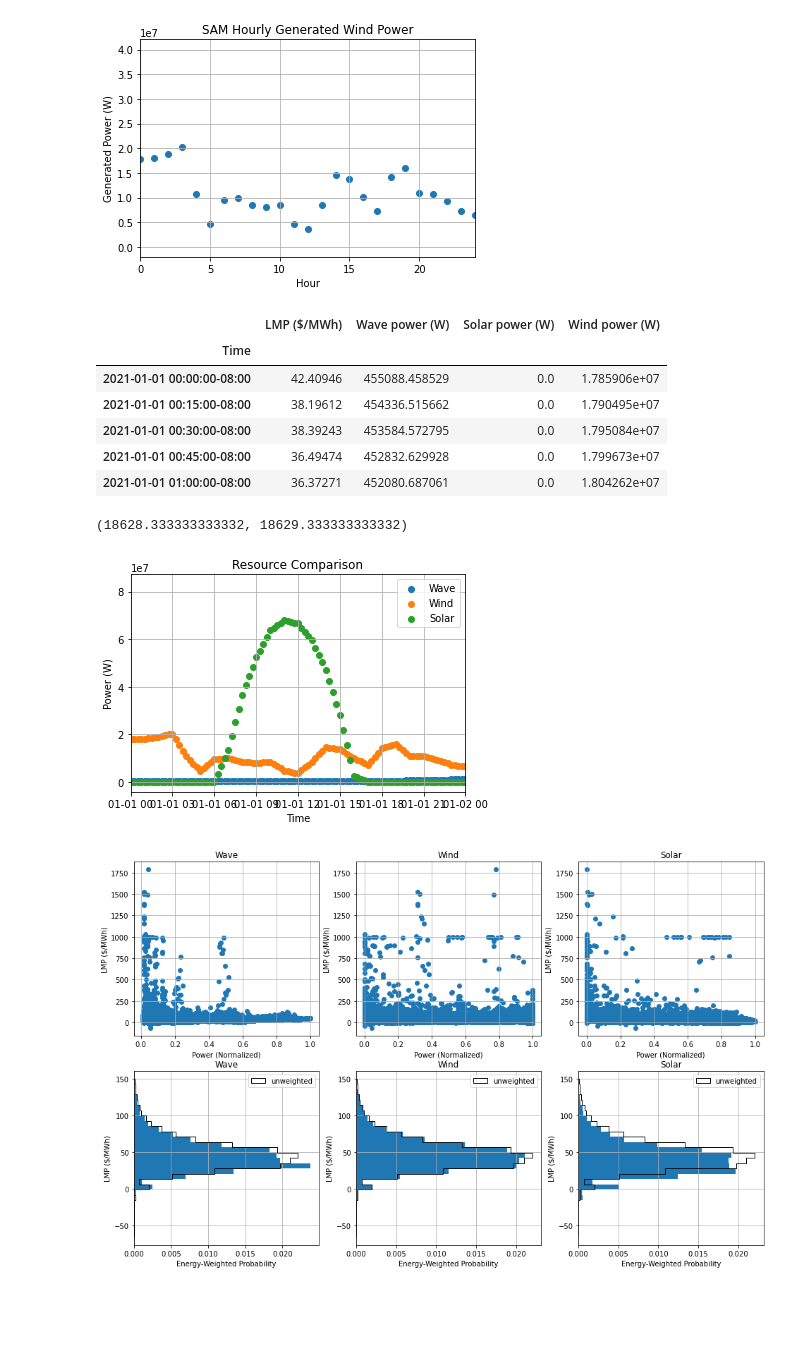
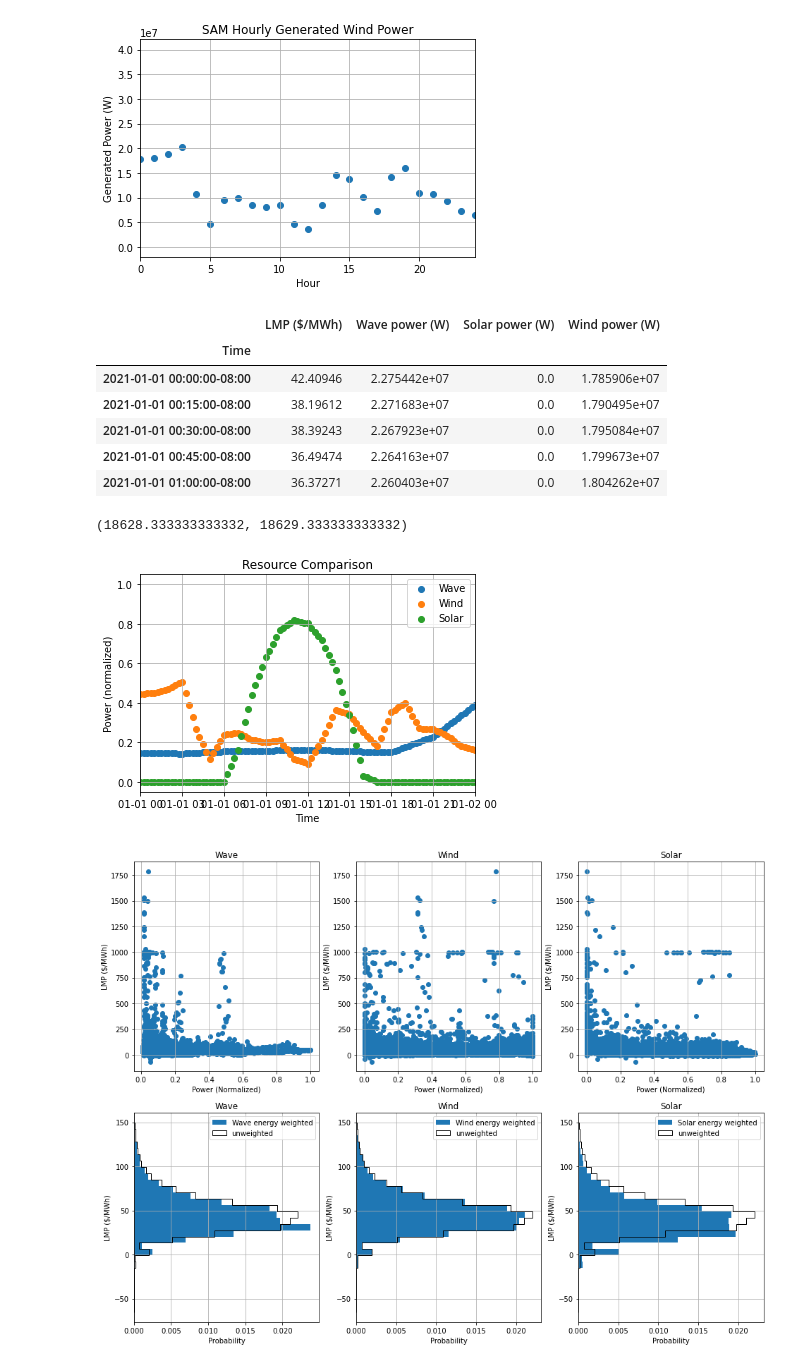
Before and after one commit to rebeccamccabe/wec-econ, a Jupyter notebook: wec-value.ipynb, the cells around one changed output. Cells and saved outputs as stored; diff of their text form; code cells hidden in the pictures; blank space fills up the shorter version.

```diff
--- a/wec-value.ipynb
+++ b/wec-value.ipynb
@@ -41,7 +41,7 @@ rho = 1025
 g = 9.8
 coeff = rho*(g**2)/(64*np.pi)
 wave_data_2["J"] = coeff*wave_data_2["Significant Wave Height"]**2*wave_data_2["Energy Period"]
-CW = 10 # capture width of WEC, m
+CW = 10*50 # total capture width of WEC, m (assuming array of 50, with 10m each)
 wave_data_2["P"] = wave_data_2["J"] * CW # power of WEC, W
 # %%
 # plot NDBC data alongside SAM data
@@ -71,12 +71,13 @@ lmp = pd.read_csv('lmp-eureka-2021.csv',index_col=1)
 lmp.index = pd.to_datetime(lmp.index,utc=True).tz_convert('US/Pacific')
 # %%
 # plot CAISO data
-fig, ax = plt.subplots()
-ax.scatter(lmp.index, lmp["LMP"])
-ax.set(xlabel='Time', ylabel='LMP ($/MWh)', title='CAISO Eureka Node 2021')
-ax.grid()
-plt.xlim([lmp.index[0], lmp.index[24*4]])
-plt.ylim([0,50])
+for i in range(0,1):
+    fig, ax = plt.subplots()
+    ax.scatter(lmp.index, lmp["LMP"])
+    ax.set(xlabel='Time', ylabel='LMP ($/MWh)', title='CAISO Eureka Node 2021')
+    ax.grid()
+    plt.xlim([lmp.index[0], lmp.index[24*4]])
+    plt.ylim([0,50])
 # %% [output]
 (0.0, 50.0)
 [figure]
@@ -188,11 +190,11 @@ df.head()
 # %% [output]
 |  | LMP ($/MWh) | Wave power (W) | Solar power (W) | Wind power (W) |
 | Time |  |  |  |  |
-| 2021-01-01 00:00:00-08:00 | 42.40946 | 455088.458529 | 0.0 | 1.785906e+07 |
-| 2021-01-01 00:15:00-08:00 | 38.19612 | 454336.515662 | 0.0 | 1.790495e+07 |
-| 2021-01-01 00:30:00-08:00 | 38.39243 | 453584.572795 | 0.0 | 1.795084e+07 |
-| 2021-01-01 00:45:00-08:00 | 36.49474 | 452832.629928 | 0.0 | 1.799673e+07 |
-| 2021-01-01 01:00:00-08:00 | 36.37271 | 452080.687061 | 0.0 | 1.804262e+07 |
+| 2021-01-01 00:00:00-08:00 | 42.40946 | 2.275442e+07 | 0.0 | 1.785906e+07 |
+| 2021-01-01 00:15:00-08:00 | 38.19612 | 2.271683e+07 | 0.0 | 1.790495e+07 |
+| 2021-01-01 00:30:00-08:00 | 38.39243 | 2.267923e+07 | 0.0 | 1.795084e+07 |
+| 2021-01-01 00:45:00-08:00 | 36.49474 | 2.264163e+07 | 0.0 | 1.799673e+07 |
+| 2021-01-01 01:00:00-08:00 | 36.37271 | 2.260403e+07 | 0.0 | 1.804262e+07 |
 # %%
 # plot resampled data to confirm interpolation works
 resources = ['Wave','Wind','Solar']
@@ -200,32 +202,32 @@ powers = [r + ' power (W)' for r in resources]
 
 fig, ax = plt.subplots()
 for i in range(0,len(resources)):
-    ax.scatter(df.index, df[powers[i]], label=resources[i])
-ax.set(xlabel='Time', ylabel='Power (W)', title='Resource Comparison')
+    ax.scatter(df.index, df[powers[i]]/df[powers[i]].max(), label=resources[i])
+ax.set(xlabel='Time', ylabel='Power (normalized)', title='Resource Comparison')
 ax.grid()
 ax.legend()
 plt.xlim([df.index[0], df.index[4*24]])
 # %% [output]
 (18628.333333333332, 18629.333333333332)
-[figure, old version]
+[figure, new version]
 # %%
 # scatterplot correlation between production and price
-fig, axs = plt.subplots(ncols=len(resources),nrows=2,figsize=(16,10))
+fig, axs = plt.subplots(ncols=len(resources),nrows=2,figsize=(16,12))
 for i in range(0,len(resources)):
     axs[0,i].scatter(df[powers[i]]/df[powers[i]].max(), df["LMP ($/MWh)"])
     axs[0,i].set(xlabel='Power (Normalized)', ylabel='LMP ($/MWh)', title=resources[i])
     axs[0,i].grid()
     yrange = [df["LMP ($/MWh)"].min(), 150]
-    axs[1,i].hist(df["LMP ($/MWh)"],weights=df[powers[i]]/df[powers[i]].max(),range=yrange,
-                  orientation='horizontal',density=True,bins=30)
+    axs[1,i].hist(df["LMP ($/MWh)"],weights=df[powers[i]],range=yrange,
+                  orientation='horizontal',density=True,bins=30,label=resources[i]+' energy weighted')
     axs[1,i].hist(df["LMP ($/MWh)"],range=yrange,orientation='horizontal',density=True,bins=30,histtype='step',
                   color='k',label='unweighted')
-    axs[1,i].set(xlabel='Energy-Weighted Probability',ylabel='LMP ($/MWh)',title=resources[i])
+    axs[1,i].set(xlabel='Probability',ylabel='LMP ($/MWh)',title=resources[i])
     axs[1,i].grid()
     axs[1,i].legend()
 fig.suptitle = 'Correlation between production and price'
 # %% [output]
-[figure, old version]
+[figure, new version]
 # %%
 # value of each energy source
 W_to_MWh = 15/60 * 10**-6 # for 15min timestep
```
Also changed, not shown: parts of 2 cells of this notebook, 1 other file.
